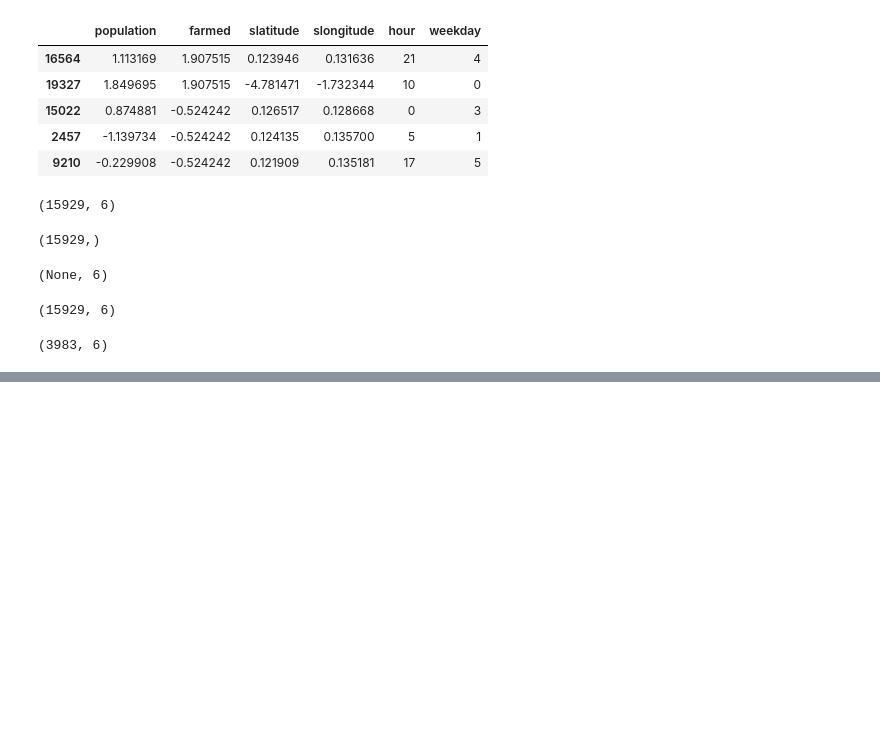
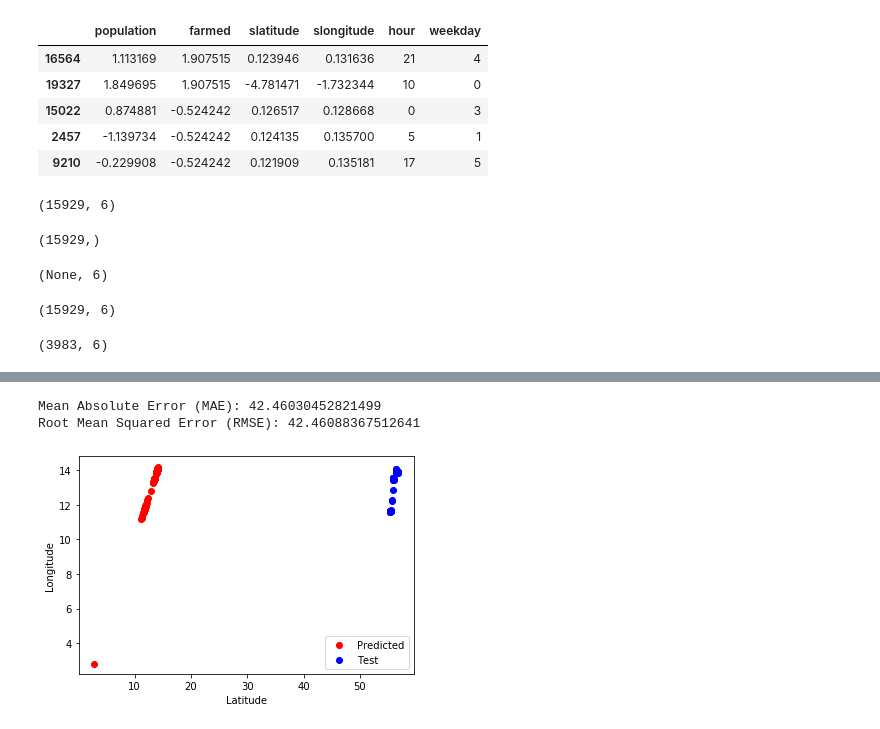
Before and after one commit to RKALM/ann-mallards, a Jupyter notebook: intended regression v2/mallards.ipynb, the cells around one changed output, grey strips where cells are left out. Drawn from its saved outputs; the diff is of its cells as text; code cells hidden in the pictures; blank space fills up the shorter version.

Commit message:
Feat: Visualize Y_Long and Y_Lat Using Scatterplot.

```diff
--- a/intended regression v2/mallards.ipynb
+++ b/intended regression v2/mallards.ipynb
@@ -219,0 +221,28 @@ Root Mean Squared Error (RMSE): 0.11106626480541673
+# %%
+# Predict the Longitude values for the test set
+y_lat_pred = model.predict(X_test_scaled_df)
+
+# Compute the mean absolute error and root mean squared error
+mae = mean_absolute_error(y_lat_test, y_lat_pred)
+rmse = mean_squared_error(y_lat_test, y_lat_pred, squared=False)
+
+# Print the MAE and RMSE
+print('Mean Absolute Error (MAE):', mae)
+print('Root Mean Squared Error (RMSE):', rmse)
+# %% [output]
+Mean Absolute Error (MAE): 42.46030452821499
+Root Mean Squared Error (RMSE): 42.46088367512641
+# %%
+# create scatter plot
+plt.scatter(y_lat_pred, y_long_pred, c='r', label='Predicted')
+plt.scatter(y_lat_test, y_long_test, c='b', label='Test')
+
+# add labels and legend
+plt.xlabel('Latitude')
+plt.ylabel('Longitude')
+plt.legend()
+
+# show plot
+plt.show()
+# %% [output]
+[figure, added]
```
Also changed, not shown: parts of 4 cells of this notebook, 2 other files.
